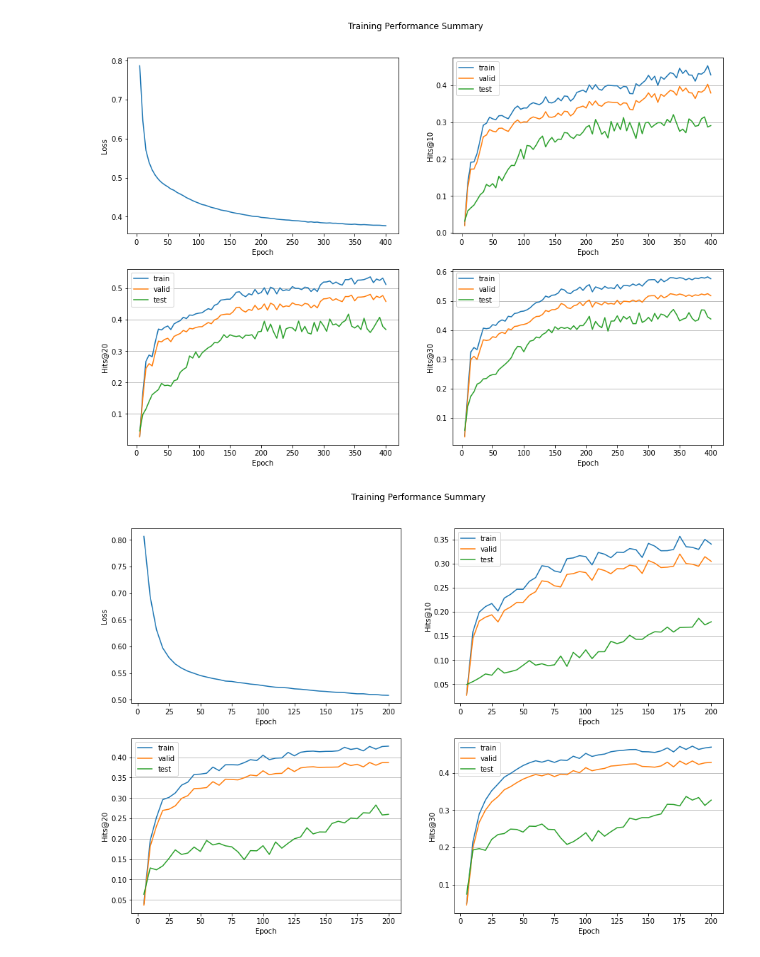
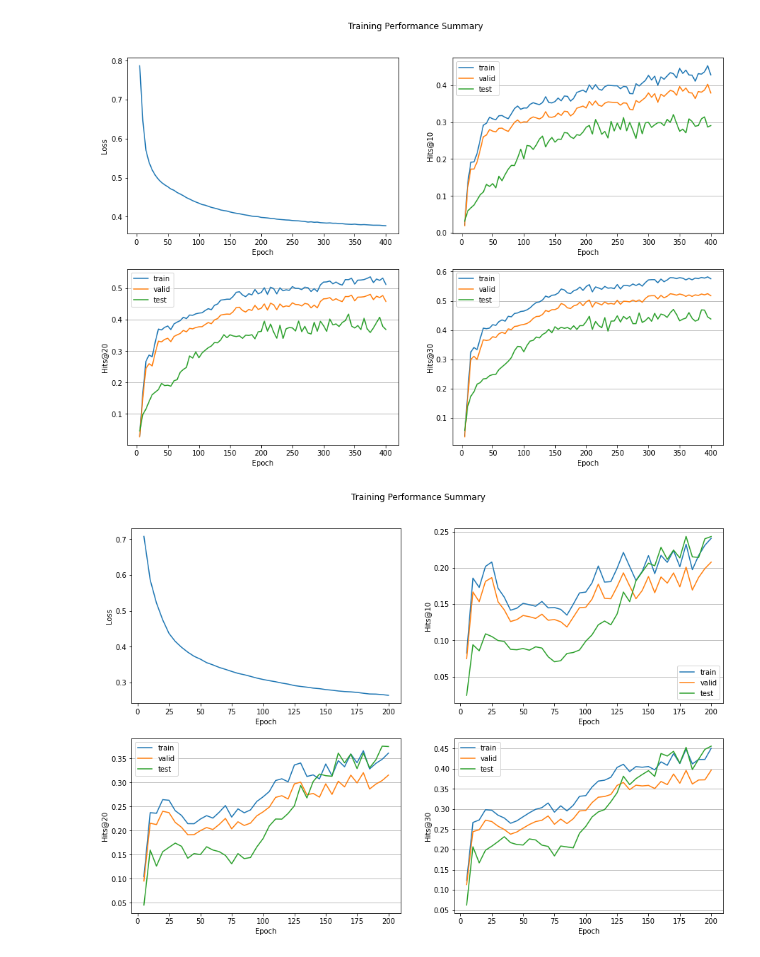
Before and after one commit to victorialena/ogb, a Jupyter notebook: plot.ipynb, the cells around one changed output. Cells and saved outputs as stored; diff of their text form; code cells hidden in the pictures.

```diff
--- a/plot.ipynb
+++ b/plot.ipynb
@@ -94,7 +96,7 @@ plot_summary(dir_path+'ddi_sage_iso_layers.csv')
 plot_summary(dir_path+'ddi_sage_iso_lrv2.csv')
 # %% [output]
 [figure]
-# %%
-plot_summary(dir_path+'ddi_sage_iso_channels.csv')
-# %% [output]
-[figure, removed]
+# %%
+plot_summary(dir_path+'ddi_gcn_link.csv')
+# %% [output]
+[figure, new version]
```
Also changed, not shown: parts of 5 cells of this notebook, 4 other files.
